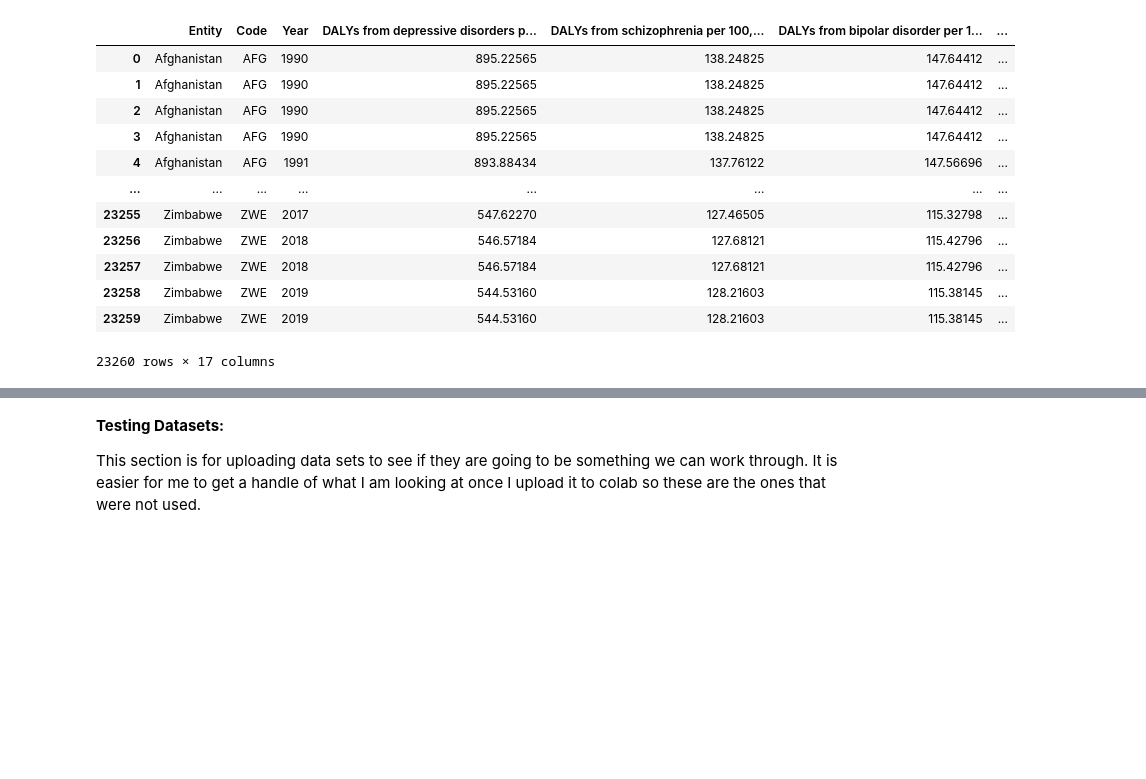
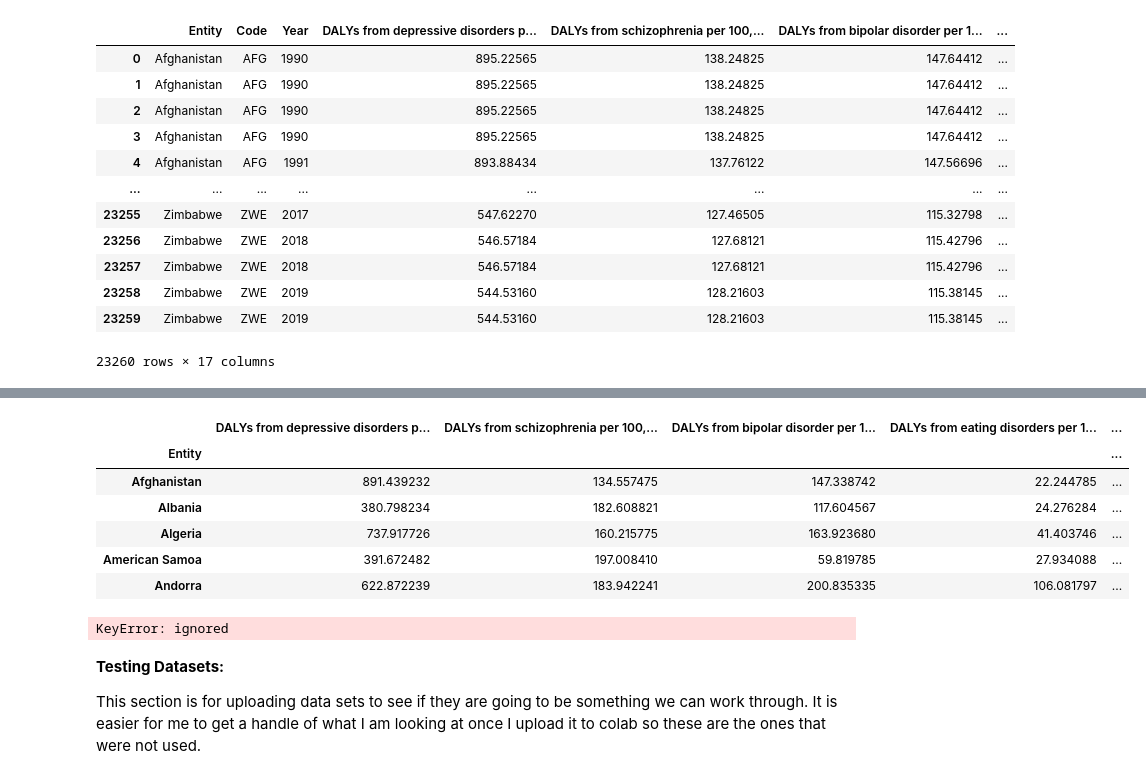
Before and after one commit to DaltonWise/Homework, a Jupyter notebook: Final.ipynb, the cells around one changed output, grey strips where cells are left out. Saved outputs shown, nothing was run; the diff lists cells and outputs as text; code cells hidden in the pictures; blank space fills up the shorter version.

```diff
--- a/Final.ipynb
+++ b/Final.ipynb
@@ -211,0 +295,15 @@ second_merge.drop('index', axis = 1)
+# %%
+#Create a new dataframe by grouping the dataset by the entity column with the cell values being based on the mean.
+#This shows the data as a representation of each country through out the entire timespan of the dataset.
+
+average_country = second_merge.groupby(['Entity'], dropna = True).mean()
+# %%
+average_country.head()
+# %% [output]
+|  | DALYs from depressive disorders p... | DALYs from schizophrenia per 100,... | DALYs from bipolar disorder per 1... | DALYs from eating disorders per 1... | ... |
+| Entity |  |  |  |  | ... |
+| Afghanistan | 891.439232 | 134.557475 | 147.338742 | 22.244785 | ... |
+| Albania | 380.798234 | 182.608821 | 117.604567 | 24.276284 | ... |
+| Algeria | 737.917726 | 160.215775 | 163.923680 | 41.403746 | ... |
+| American Samoa | 391.672482 | 197.008410 | 59.819785 | 27.934088 | ... |
+| Andorra | 622.872239 | 183.942241 | 200.835335 | 106.081797 | ... |
@@ -212,3 +325,7 @@ second_merge.drop('index', axis = 1)
+# %%
+how_many(average_country, 'Anxiety disorders (%)')
+# %% [output]
+KeyError: ignored
 # %% [markdown]
 **Testing Datasets:**
 
```
Also changed, not shown: parts of 25 cells of this notebook.
